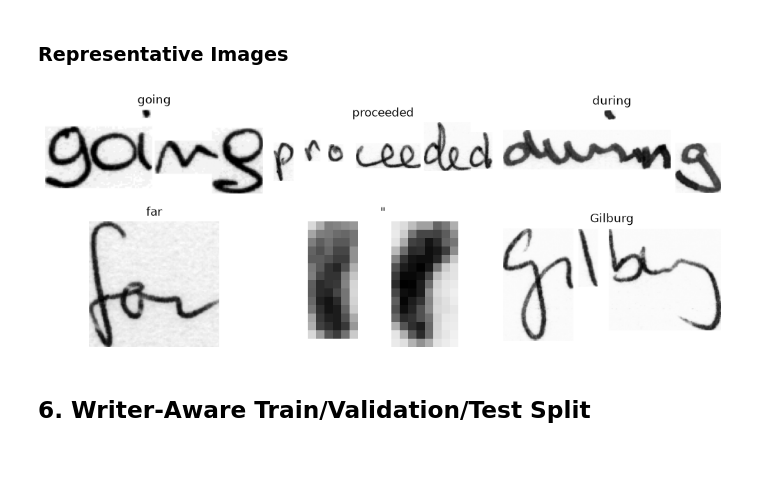
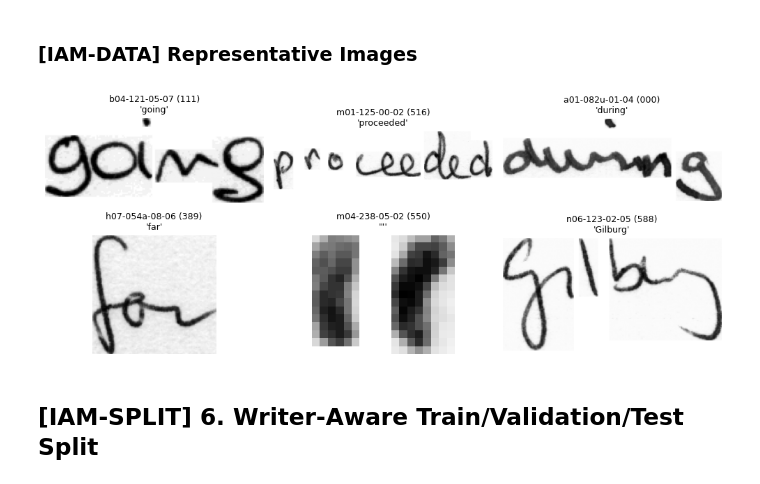
Before and after one commit to MohameedAlaa/Handwritten_Character_Recognition, a Jupyter notebook: notebooks/02_iam_crnn.ipynb, the cells around one changed output. Cells and saved outputs as stored; diff of their text form; code cells hidden in the pictures; blank space fills up the shorter version.

```diff
--- a/notebooks/02_iam_crnn.ipynb
+++ b/notebooks/02_iam_crnn.ipynb
@@ -10,22 +473,23 @@ Improve the current IAM CRNN project so it generalizes better to handwriting fro
 # %%
+# [IAM-IMPORTS] Import standard library, numerical computing, and deep learning dependencies
+# Prerequisites: TensorFlow >= 2.16 / 2.21, Keras 3, NumPy, Pandas, Matplotlib
+# Outputs: Global libraries and project modules imported into namespace
 import os
 import sys
 import random
 import numpy as np
+import pandas as pd
 import matplotlib.pyplot as plt
 import tensorflow as tf
-import pandas as pd
-import editdistance
+try:
+    import editdistance
+except ImportError:
+    editdistance = None
 from tensorflow.keras import layers
 from tensorflow.keras import callbacks
 
-ROOT_DIR = (
-    os.path.abspath(os.path.join(os.getcwd(), ".."))
-    if os.path.basename(os.getcwd()) == "notebooks"
-    else os.path.abspath(os.getcwd())
-)
-if ROOT_DIR not in sys.path:
-    sys.path.append(ROOT_DIR)
-
 from src.model import build_crnn
 from src.evaluate import compute_cer_and_wer
+
+print(f"TensorFlow Version: {tf.__version__}")
+print(f"Python Version: {sys.version.split()[0]}")
@@ -134,21 +745,23 @@ Baseline Dataset Consistency Check: PASSED
 # %% [markdown]
-### Representative Images
+### [IAM-DATA] Representative Images
 # %%
+# [IAM-DATA] Visualize sample words with writer IDs and transcriptions
+# Prerequisites: Verified dataset_df and matplotlib
+# Outputs: 2x3 grid figure showing representative samples
 fig, axes = plt.subplots(2, 3, figsize=(10, 4))
-sample_df = dataset_df.sample(6, random_state=RANDOM_SEED)
-for i, (idx, row) in enumerate(sample_df.iterrows()):
-    ax = axes[i//3, i%3]
-    parts = row['word_id'].split("-")
-    img_path = os.path.join(IAM_DIR, "words", parts[0], f"{parts[0]}-{parts[1]}", f"{row['word_id']}.png")
-    if os.path.exists(img_path):
-        img = plt.imread(img_path)
-        ax.imshow(img, cmap='gray')
-    ax.set_title(row['transcription'])
-    ax.axis('off')
+sample_df = dataset_df.sample(6, random_state=RANDOM_SEED).reset_index(drop=True)
+for i, row in sample_df.iterrows():
+    ax = axes[i // 3, i % 3]
+    img_path = iam_word_image_path(row["word_id"])
+    raw = tf.io.read_file(img_path)
+    img = tf.image.decode_png(raw, channels=1)
+    ax.imshow(img[:, :, 0], cmap="gray")
+    ax.set_title(f"{row['word_id']} ({row['writer_id']})\n'{row['transcription']}'", fontsize=9)
+    ax.axis("off")
 plt.tight_layout()
-# plt.show()
+plt.show()
 # %% [output]
-[figure, old version]
+[figure, new version]
 # %% [markdown]
-## 6. Writer-Aware Train/Validation/Test Split
+## [IAM-SPLIT] 6. Writer-Aware Train/Validation/Test Split
 # %%
```
Also changed, not shown: parts of 106 cells of this notebook, 5 other files.
